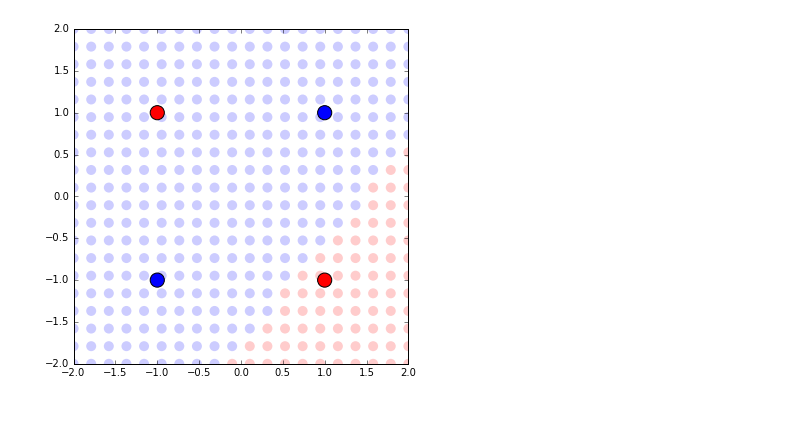
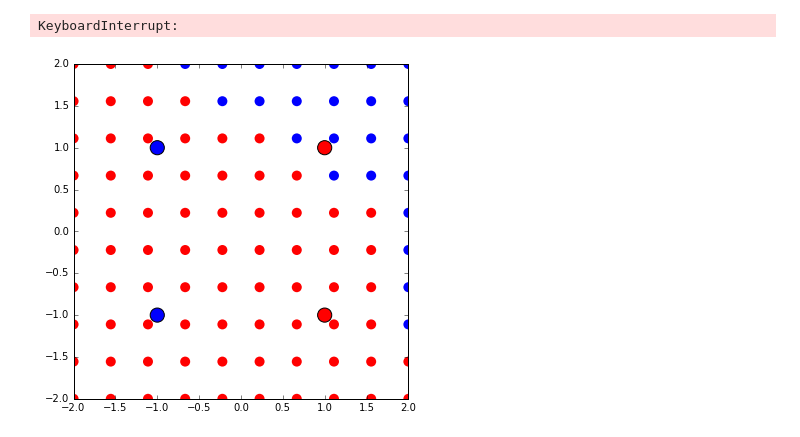
Before and after one commit to JonComo/experiments, a Jupyter notebook: inseparable.ipynb, the cells around one changed output. Saved outputs shown, nothing was run; the diff lists cells and outputs as text; code cells hidden in the pictures.

```diff
--- a/inseparable.ipynb
+++ b/inseparable.ipynb
@@ -41,6 +41,6 @@ interact(vis, w1=(-3,3,.1), w2=(-3,3,.1),b=(-5,5,.25))
 # %%
-points = np.array([[1, 1, -1],
-                   [-1, 1, 1],
+points = np.array([[1, 1, 1],
+                   [-1, 1, -1],
                    [-1, -1, -1],
                    [1, -1, 1]])
 
@@ -77,4 +77,4 @@ for i in range(100):
     vis(w1, w2, b)
     plt.show()
 # %% [output]
-[figure, removed]
+KeyboardInterrupt:
@@ -80,0 +97,43 @@ for i in range(100):
+# %%
+if 'session' in globals():
+    session.close()
+
+session = tf.InteractiveSession()
+session.run(tf.initialize_all_variables())
+# %%
+train = tf.train.GradientDescentOptimizer(0.01).minimize(cost)
+# %%
+points = np.array([[1, 1, 1],
+                   [-1, 1, -1],
+                   [-1, -1, -1],
+                   [1, -1, 1]])
+
+for i in range(100):
+    data = points[np.random.randint(len(points))]
+
+    t_in = data[2]
+    x_in = data[:2]
+
+    clear_output(wait=True)
+
+    es = []
+    for xx in np.linspace(-2, 2, 10):
+        for yy in np.linspace(-2, 2, 10):
+            out = y.eval({x:[[xx], [yy]]})
+            c = 'r' if out > 1 else 'b'
+            es.append([xx, yy, c])
+
+    es = np.array(es)
+
+    plt.figure(figsize=(6, 6))
+    plt.gca().set_aspect('equal')
+    plt.axis([-2,2,-2,2])
+
+    plt.scatter(es[:,0], es[:,1], c=es[:,2], linewidths=0.0, s=100)
+    plt.scatter(points[:,0], points[:,1], s=200, c=['r' if p[2] == 1 else 'b' for p in points])
+
+    plt.show()
+
+    session.run(train, {x:[[xx], [yy]], t: [[t_in]]})
+# %% [output]
+[figure, added]
```
Also changed, not shown: parts of 3 cells of this notebook.
